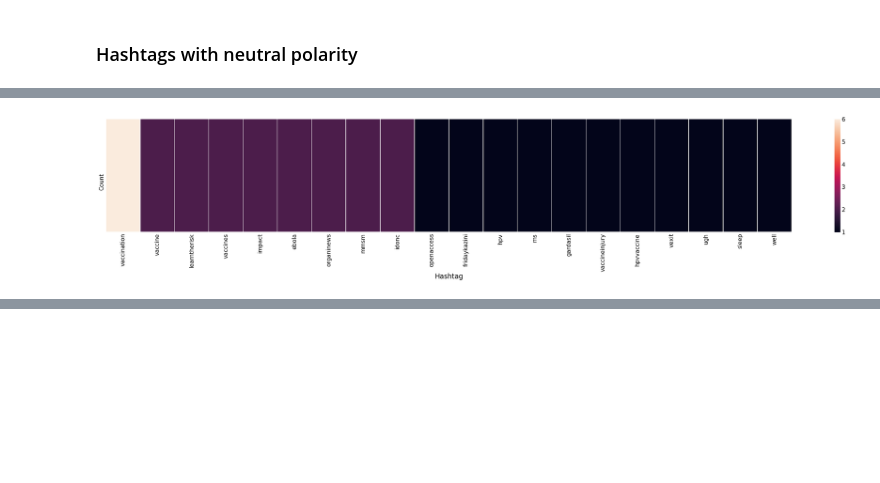
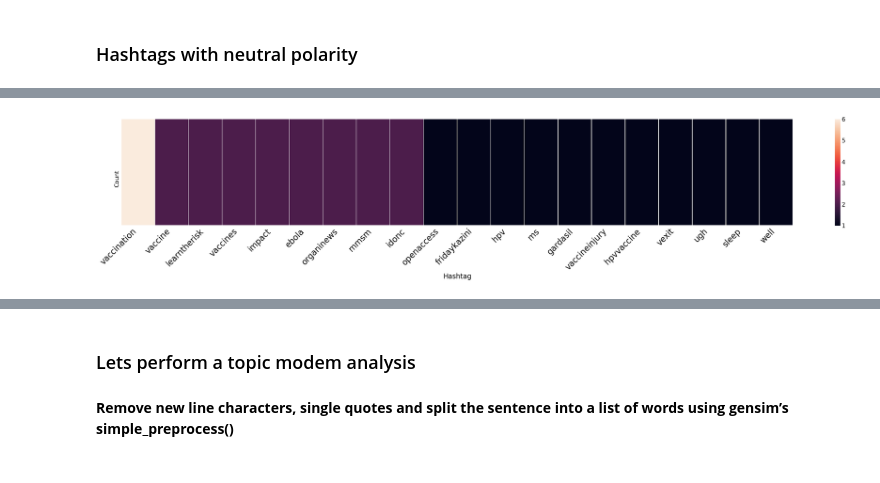
Before and after one commit to vanand96/VaccineDataAnalyzer, a Jupyter notebook: project_Pyspark.ipynb, the cells around one changed output, grey strips where cells are left out. Saved outputs shown, nothing was run; the diff lists cells and outputs as text; code cells hidden in the pictures; blank space fills up the shorter version.

Commit message:
Added topic model analysis

```diff
--- a/project_Pyspark.ipynb
+++ b/project_Pyspark.ipynb
@@ -670,13 +676,19 @@ Wall time: 395 ms
 # %%
 %%time
 neu_tweets_df.set_index('Hashtag', inplace=True)
 neu_tweets_df = neu_tweets_df.T
 # Plot a heatmap for these hashtags
 from matplotlib.pyplot import figure
 figure(num=None, figsize=(30, 6), dpi=80, facecolor='w', edgecolor='k')
 plt.style.use('fivethirtyeight')
 ax = sns.heatmap(linewidth=0.5, data=neu_tweets_df)
+plt.xticks(
+    rotation=45,
+    horizontalalignment='right',
+    fontweight='light',
+    fontsize='x-large'
+)
 plt.tight_layout()
 plt.show()
 # %% [output]
-[figure, old version]
+[figure, new version]
@@ -683,0 +696,2 @@ Wall time: 2.35 s
+# %% [markdown]
+### Lets perform a topic modem analysis
@@ -683,0 +712,2 @@ Wall time: 2.35 s
+# %% [markdown]
+<Strong>Remove new line characters, single quotes and split the sentence into a list of words using gensim’s simple_preprocess()</Strong>
@@ -683,0 +722,2 @@ Wall time: 2.35 s
+# %% [markdown]
+<Strong></Strong>
```
Also changed, not shown: parts of 42 cells of this notebook.
